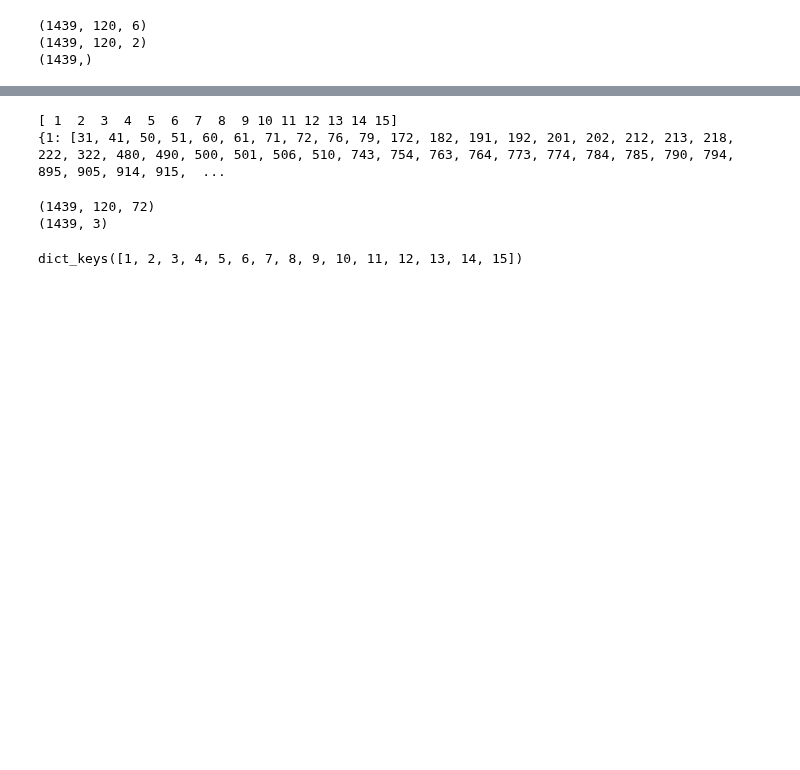
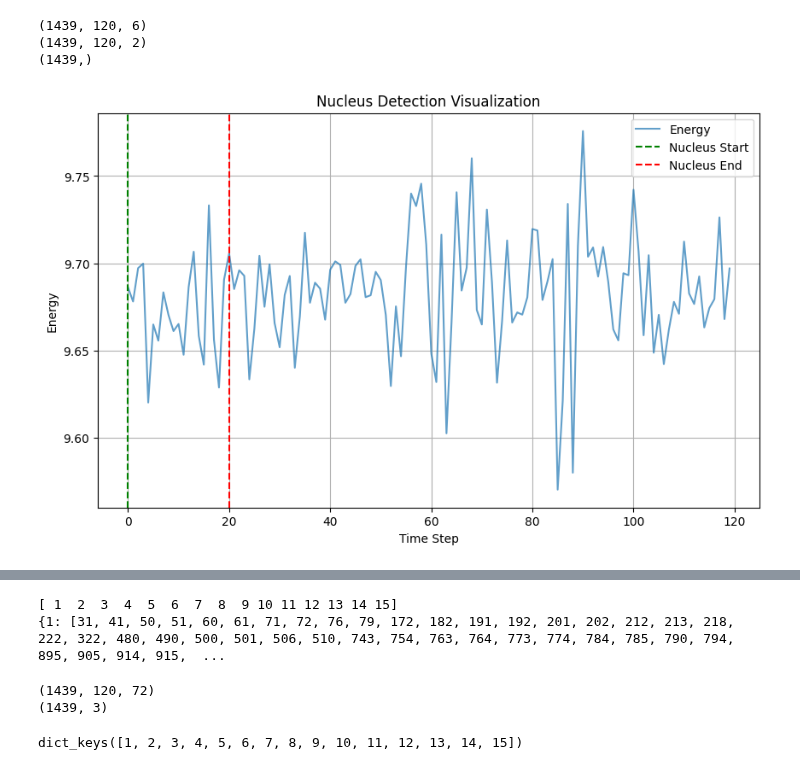
Before and after one commit to dapowan/LIMU-BERT-Public, a Jupyter notebook: scratch_nb.ipynb, the cells around one changed output, grey strips where cells are left out. Drawn from its saved outputs; the diff is of its cells as text; code cells hidden in the pictures; blank space fills up the shorter version.

Commit message:
nucleus updates

```diff
--- a/scratch_nb.ipynb
+++ b/scratch_nb.ipynb
@@ -29,3 +92,37 @@ print(label.shape)
+# %%
+# Load example data
+data_file = r'dataset/hhar/data_20_120.npy'  # Replace with the actual .npy file path
+data = np.load(data_file)  # Load your .npy file
+
+# Convert data to a PyTorch tensor
+data_tensor = torch.tensor(data)
+
+# Compute energy
+energy = compute_energy(data_tensor)
+
+# Detect nucleus
+nucleus_points = detect_nucleus(energy, window=20, nucleus_thres=8)
+
+# Visualize data with nucleus points
+sample_size = 1  # Define the sample size
+sample_index = np.random.choice(data.shape[0], sample_size, replace=False)[0]
+
+
+sequence_energy = energy[sample_index].numpy()
+nucleus_start, nucleus_end = nucleus_points[sample_index]
+
+plt.figure(figsize=(10, 6))
+plt.plot(sequence_energy, label='Energy', alpha=0.7)
+plt.axvline(x=nucleus_start, color='green', linestyle='--', label='Nucleus Start')
+plt.axvline(x=nucleus_end, color='red', linestyle='--', label='Nucleus End')
+plt.title('Nucleus Detection Visualization')
+plt.xlabel('Time Step')
+plt.ylabel('Energy')
+plt.legend()
+plt.grid(True)
+plt.show()
+# %% [output]
+[figure, added]
 # %%
 # Plot a sample of the data
 sample_size = 1  # Define the sample size
```
Also changed, not shown: parts of 3 cells of this notebook, 7 other files.
